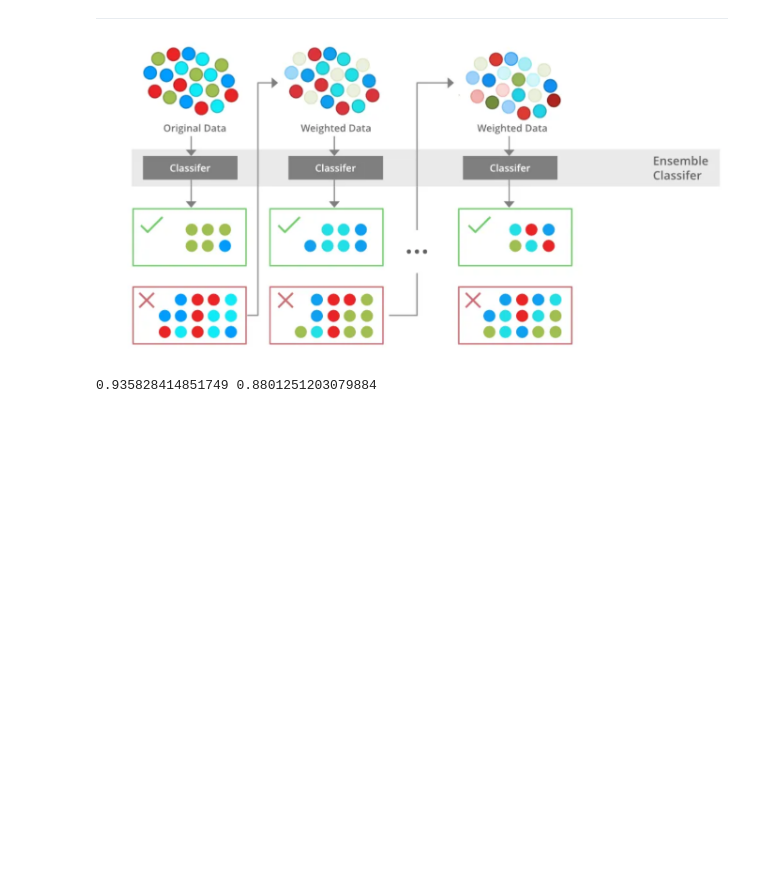
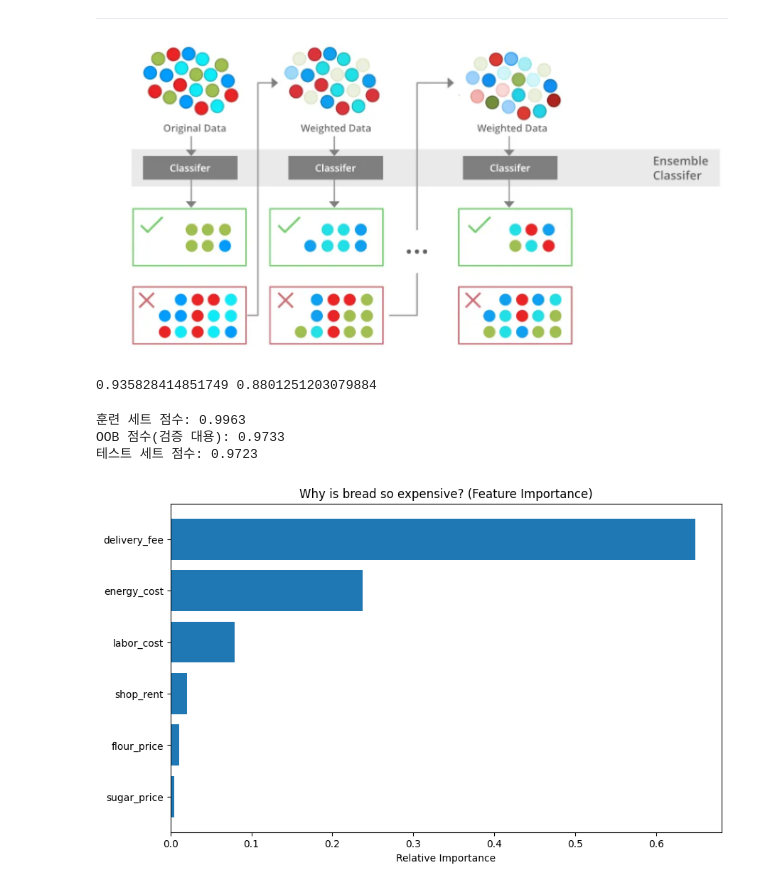
Before and after one commit to slowlyP/AI_26, a Jupyter notebook: 05_03_트리의앙상블.ipynb, the cells around one changed output. Saved outputs shown, nothing was run; the diff lists cells and outputs as text; code cells hidden in the pictures; blank space fills up the shorter version.

```diff
--- a/05_03_트리의앙상블.ipynb
+++ b/05_03_트리의앙상블.ipynb
@@ -288,0 +331,25 @@ print(np.mean(scores['train_score']), np.mean(scores['test_score']))
+# %%
+# 랜덤 포레스트 회귀 모델 적용
+rf = RandomForestRegressor(n_jobs=-1, oob_score=True, random_state=42)
+rf.fit(train_input, train_target)
+
+print(f"훈련 세트 점수: {rf.score(train_input, train_target):.4f}")
+print(f"OOB 점수(검증 대용): {rf.oob_score_:.4f}")
+print(f"테스트 세트 점수: {rf.score(test_input, test_target):.4f}")
+# %% [output]
+훈련 세트 점수: 0.9963
+OOB 점수(검증 대용): 0.9733
+테스트 세트 점수: 0.9723
+# %%
+# 특성 중요도 추출
+importances = rf.feature_importances_
+indices = np.argsort(importances)
+
+plt.figure(figsize=(10, 6))
+plt.title('Why is bread so expensive? (Feature Importance)')
+plt.barh(range(len(indices)), importances[indices], align='center')
+plt.yticks(range(len(indices)), [X.columns[i] for i in indices])
+plt.xlabel('Relative Importance')
+plt.show()
+# %% [output]
+[figure, added]
```
Also changed, not shown: parts of 14 cells of this notebook.
